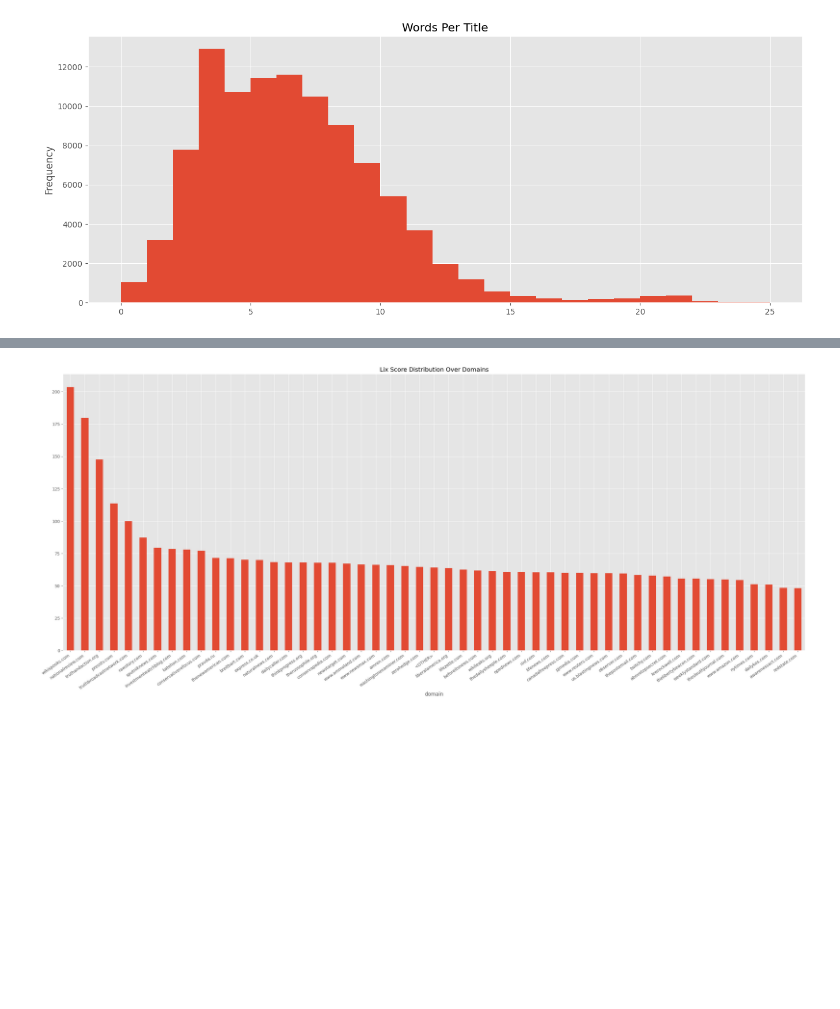
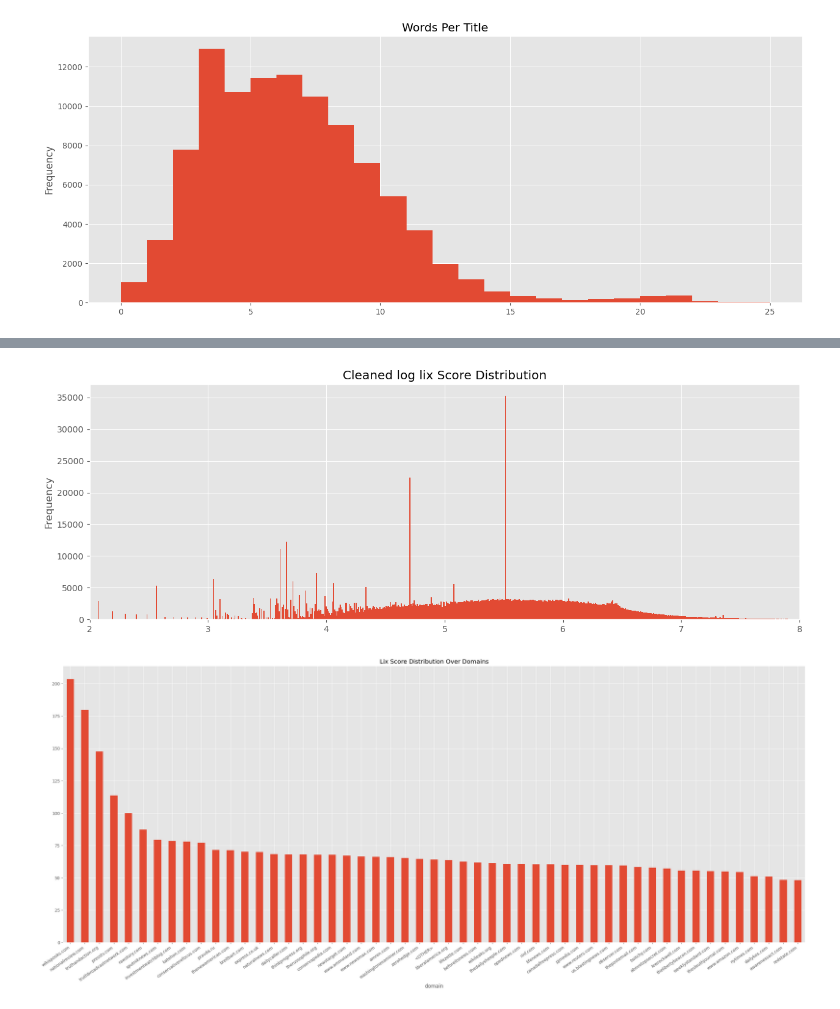
Before and after one commit to karlaugustnybo/Fake-News-Project, a Jupyter notebook: news/news_part_1.ipynb, the cells around one changed output, grey strips where cells are left out. Cells and saved outputs as stored; diff of their text form; code cells hidden in the pictures; blank space fills up the shorter version.

```diff
--- a/news/news_part_1.ipynb
+++ b/news/news_part_1.ipynb
@@ -405,3 +409,14 @@ plt.show()
+# %%
+# plot lix-scores
+df_clean = df_lix('data/995,000_rows_preprocessed.csv')
+df_clean.to_pandas().loglix.plot(kind='hist', figsize=(15,5), bins=1000)
+clear_output()
+plt.title('Cleaned log lix Score Distribution')
+plt.xlim(2,8) # lix scores from 19 to 400, rest is mostly unseen
+plt.savefig('data/clean_loglix_distribtion.png')
+plt.show()
+# %% [output]
+[figure, added]
 # %%
 top_domains = df_raw.domain.value_counts().iloc[:50].index
 df_raw['domain'] = df_raw['domain'].apply(lambda x : x if x in top_domains else '<OTHER>')
```
Also changed, not shown: parts of 6 cells of this notebook, 1 other file.
